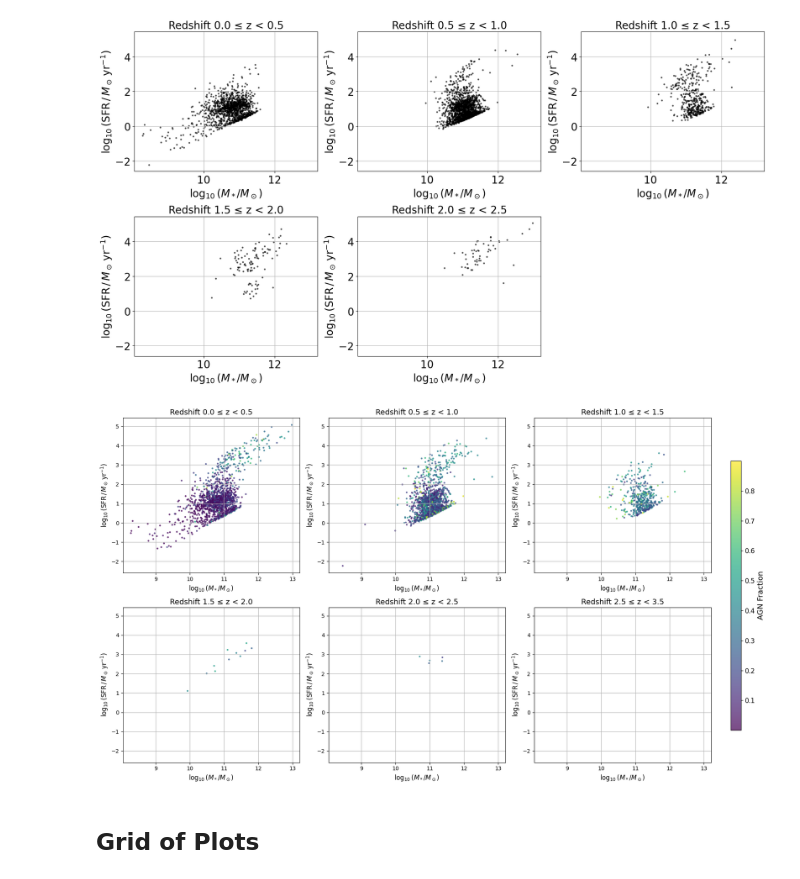
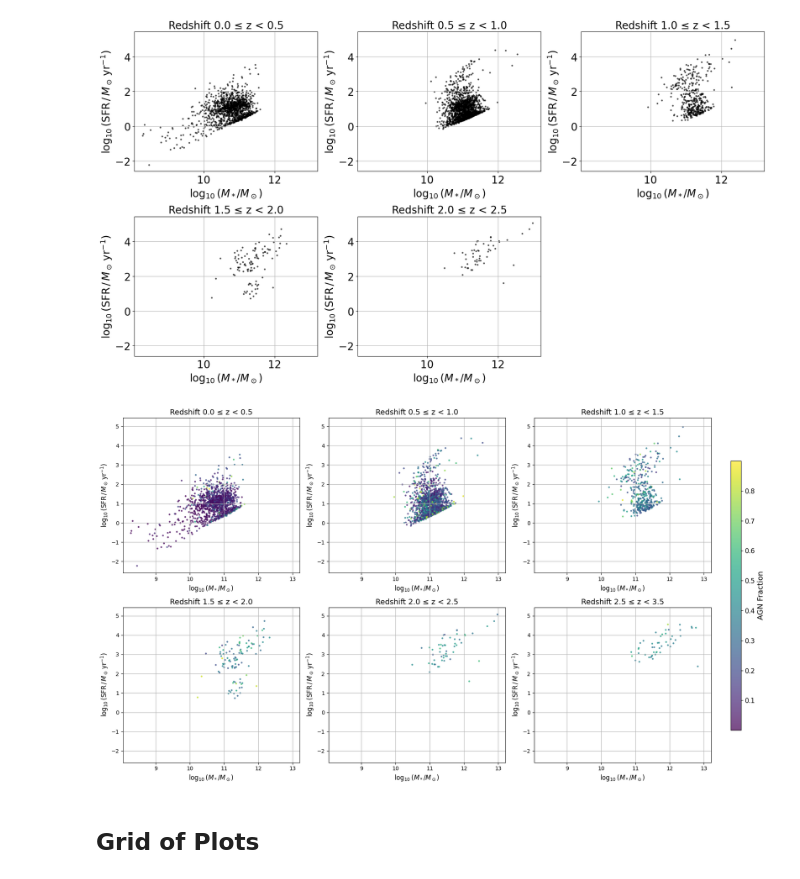
Before and after one commit to theWebTardigrade/fundamental-properties-of-EMU-radio-sources, a Jupyter notebook: code/8_CIGALE_results_EMU.ipynb, the cells around one changed output. Cells and saved outputs as stored; diff of their text form; code cells hidden in the pictures.

```diff
--- a/code/8_CIGALE_results_EMU.ipynb
+++ b/code/8_CIGALE_results_EMU.ipynb
@@ -525,41 +527,41 @@ scs = []  # to collect scatter plots for colorbar
 # Loop through redshift bins
 for i, (zmin, zmax) in enumerate(bins):
     ax = axes[i]
-    zmask = (catalog_pd['DESY6_dnf_z'] >= zmin) & (catalog_pd['DESY6_dnf_z'] < zmax)
+    zmask = (catalog_pd['bayes.universe.redshift'] >= zmin) & (catalog_pd['bayes.universe.redshift'] < zmax)
     subset = catalog_pd[zmask]
 
     sc = ax.scatter(
         subset['log_stellar_mass'],
         subset['log_sfr'],
         c=subset['bayes.agn.fracAGN'],
         cmap=cmap,
         norm=norm,
         s=5,
         alpha=0.7
     )
     scs.append(sc)
 
     ax.set_title(f'Redshift {zmin} ≤ z < {zmax}', fontsize=14)
     ax.set_xlabel(r'$\log_{10}(M_*/M_\odot)$', fontsize=12)
     ax.set_ylabel(r'$\log_{10}({\rm SFR}\,/\,M_\odot\,{\rm yr}^{-1})$', fontsize=12)
     ax.tick_params(labelsize=10)
     ax.set_xlim(xlim)
     ax.set_ylim(ylim)
     ax.grid(True)
 
 # Hide the 6th (unused) subplot
 # axes[-1].axis('off')
 
 # Shared colorbar
 cbar_ax = fig.add_axes([0.92, 0.15, 0.015, 0.7])
 cbar = fig.colorbar(scs[0], cax=cbar_ax)
 cbar.set_label('AGN Fraction', fontsize=14)
 cbar.ax.tick_params(labelsize=12)
 
 plt.tight_layout(rect=[0, 0, 0.9, 1])  # leave space for colorbar
 plt.show()
 # %% [output]
-[figure, old version]
+[figure, new version]
 # %% [markdown]
 ## Grid of Plots
 # %%
```
Also changed, not shown: parts of 11 cells of this notebook, 4 other files.
